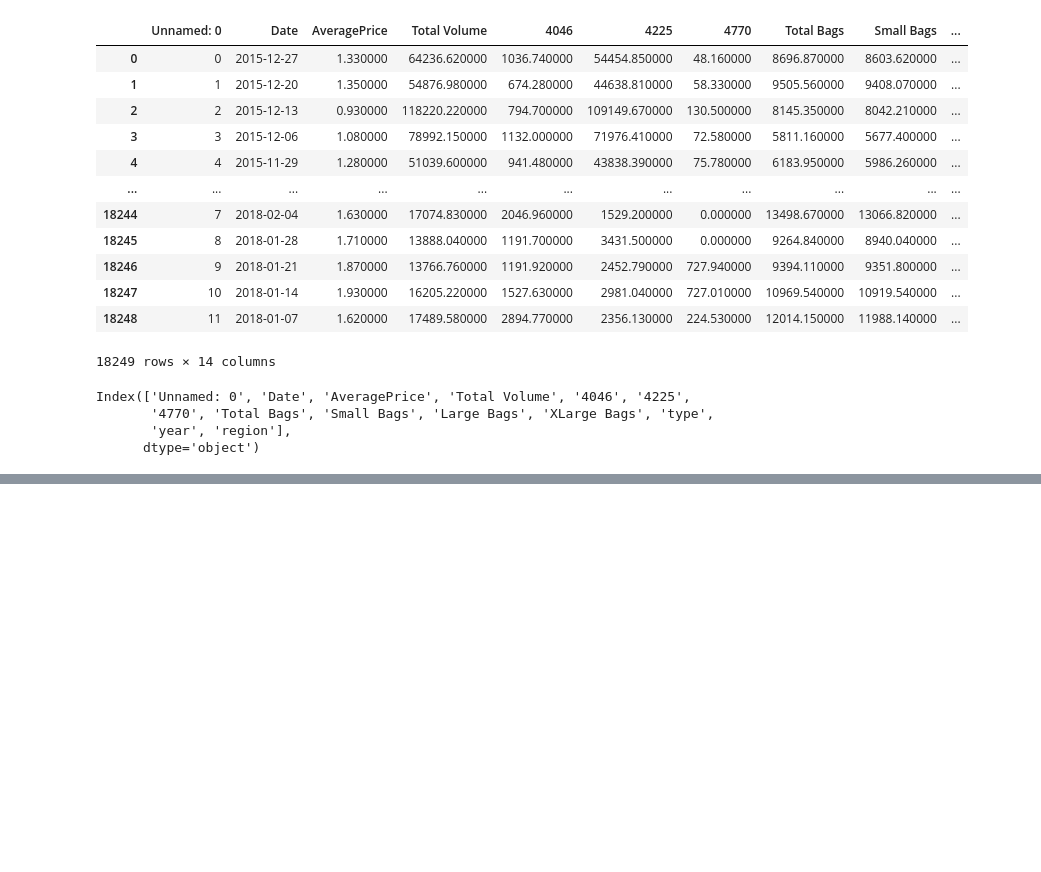
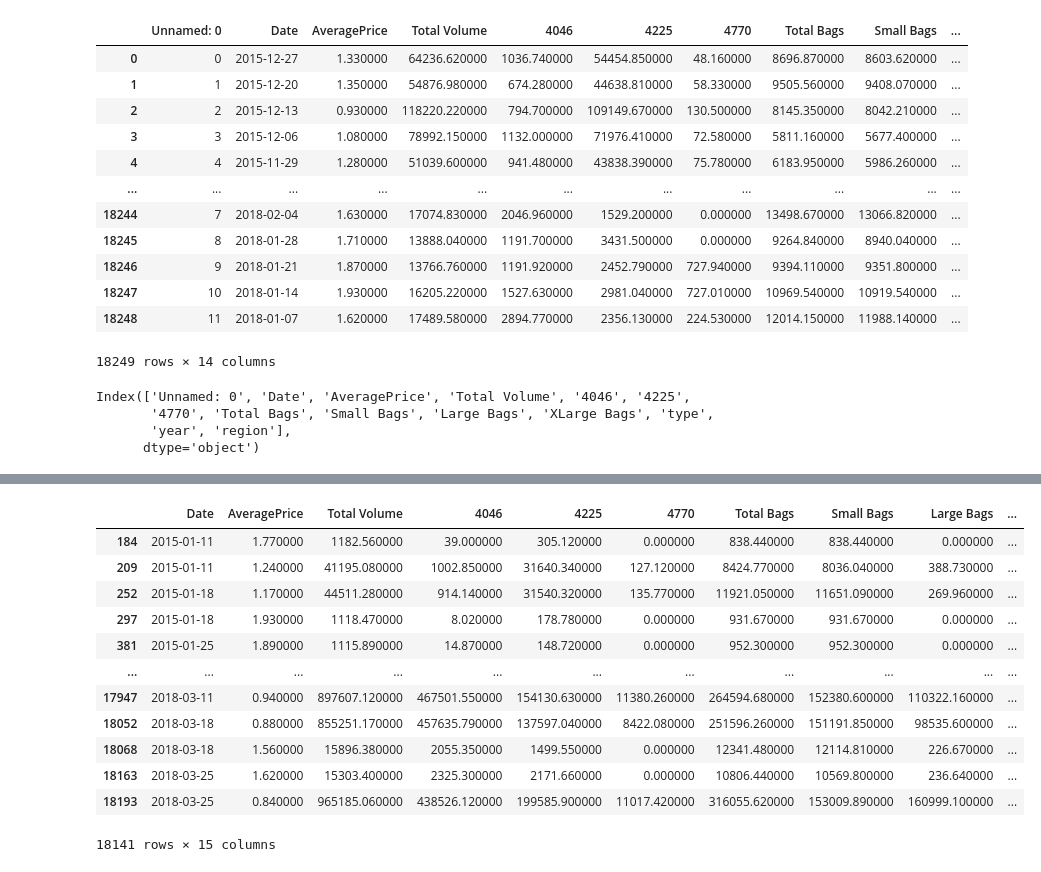
Before and after one commit to dip051030/full-EDA-and-model-training-on-avacado-dataset, a Jupyter notebook: avacado.ipynb, the cells around one changed output, grey strips where cells are left out. Saved outputs shown, nothing was run; the diff lists cells and outputs as text; code cells hidden in the pictures; blank space fills up the shorter version.

```diff
--- a/avacado.ipynb
+++ b/avacado.ipynb
@@ -508,0 +522,2 @@ df_time.sample(10)
+# %%
+df_time['week_label'] = df_time['Date'].dt.isocalendar().week
@@ -508,0 +535,2 @@ df_time.sample(10)
+# %%
+df_time = df_time.sort_values(by=['region', 'Date'], ascending=[True, True])
@@ -508,0 +553,2 @@ df_time.sample(10)
+# %%
+df_time['price_lag_1'] = (df_time.groupby(by=['region', 'type'])['AveragePrice']).shift(1)
@@ -508,0 +572,2 @@ df_time.sample(10)
+# %%
+df_time = df_time.dropna()
@@ -508,0 +591,16 @@ df_time.sample(10)
+# %%
+df_time
+# %% [output]
+|  | Date | AveragePrice | Total Volume | 4046 | 4225 | 4770 | Total Bags | Small Bags | Large Bags | ... |
+| 184 | 2015-01-11 | 1.770000 | 1182.560000 | 39.000000 | 305.120000 | 0.000000 | 838.440000 | 838.440000 | 0.000000 | ... |
+| 209 | 2015-01-11 | 1.240000 | 41195.080000 | 1002.850000 | 31640.340000 | 127.120000 | 8424.770000 | 8036.040000 | 388.730000 | ... |
+| 252 | 2015-01-18 | 1.170000 | 44511.280000 | 914.140000 | 31540.320000 | 135.770000 | 11921.050000 | 11651.090000 | 269.960000 | ... |
+| 297 | 2015-01-18 | 1.930000 | 1118.470000 | 8.020000 | 178.780000 | 0.000000 | 931.670000 | 931.670000 | 0.000000 | ... |
+| 381 | 2015-01-25 | 1.890000 | 1115.890000 | 14.870000 | 148.720000 | 0.000000 | 952.300000 | 952.300000 | 0.000000 | ... |
+| ... | ... | ... | ... | ... | ... | ... | ... | ... | ... | ... |
+| 17947 | 2018-03-11 | 0.940000 | 897607.120000 | 467501.550000 | 154130.630000 | 11380.260000 | 264594.680000 | 152380.600000 | 110322.160000 | ... |
+| 18052 | 2018-03-18 | 0.880000 | 855251.170000 | 457635.790000 | 137597.040000 | 8422.080000 | 251596.260000 | 151191.850000 | 98535.600000 | ... |
+| 18068 | 2018-03-18 | 1.560000 | 15896.380000 | 2055.350000 | 1499.550000 | 0.000000 | 12341.480000 | 12114.810000 | 226.670000 | ... |
+| 18163 | 2018-03-25 | 1.620000 | 15303.400000 | 2325.300000 | 2171.660000 | 0.000000 | 10806.440000 | 10569.800000 | 236.640000 | ... |
+| 18193 | 2018-03-25 | 0.840000 | 965185.060000 | 438526.120000 | 199585.900000 | 11017.420000 | 316055.620000 | 153009.890000 | 160999.100000 | ... |
+18141 rows × 15 columns
```
Also changed, not shown: parts of 45 cells of this notebook.
